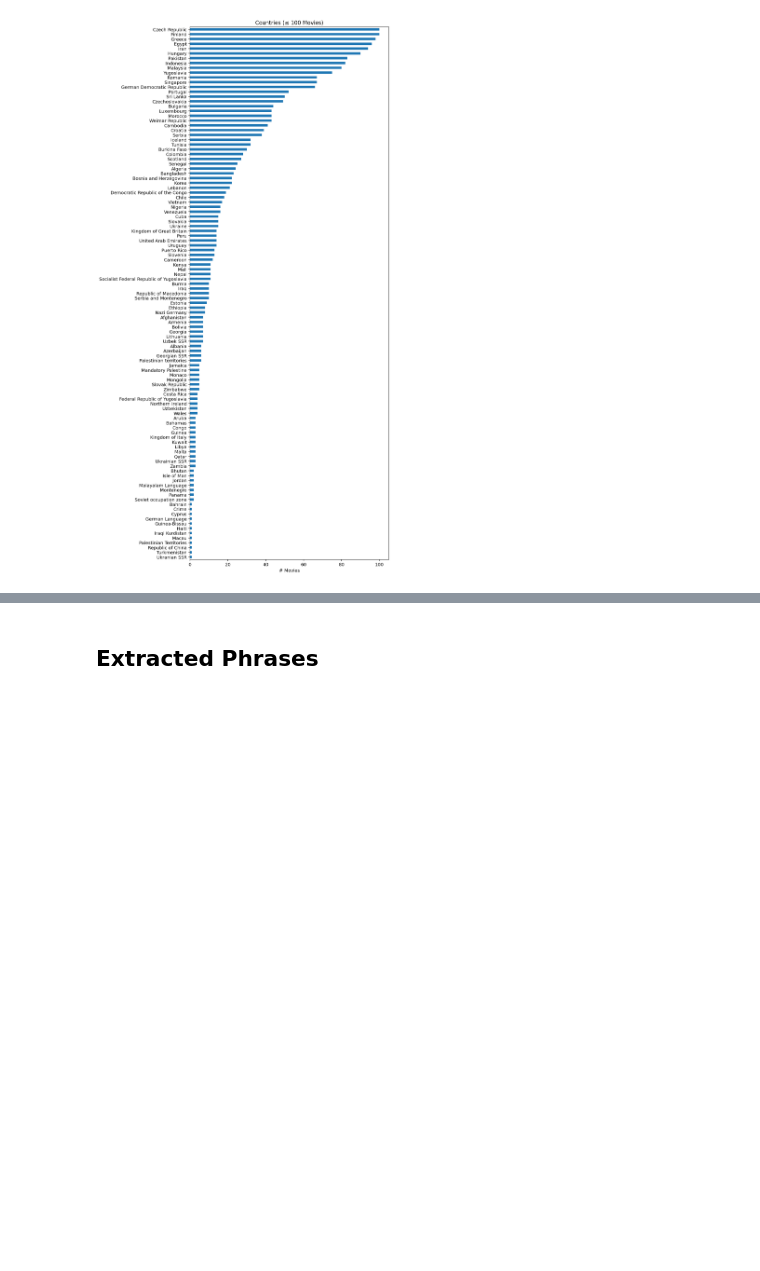
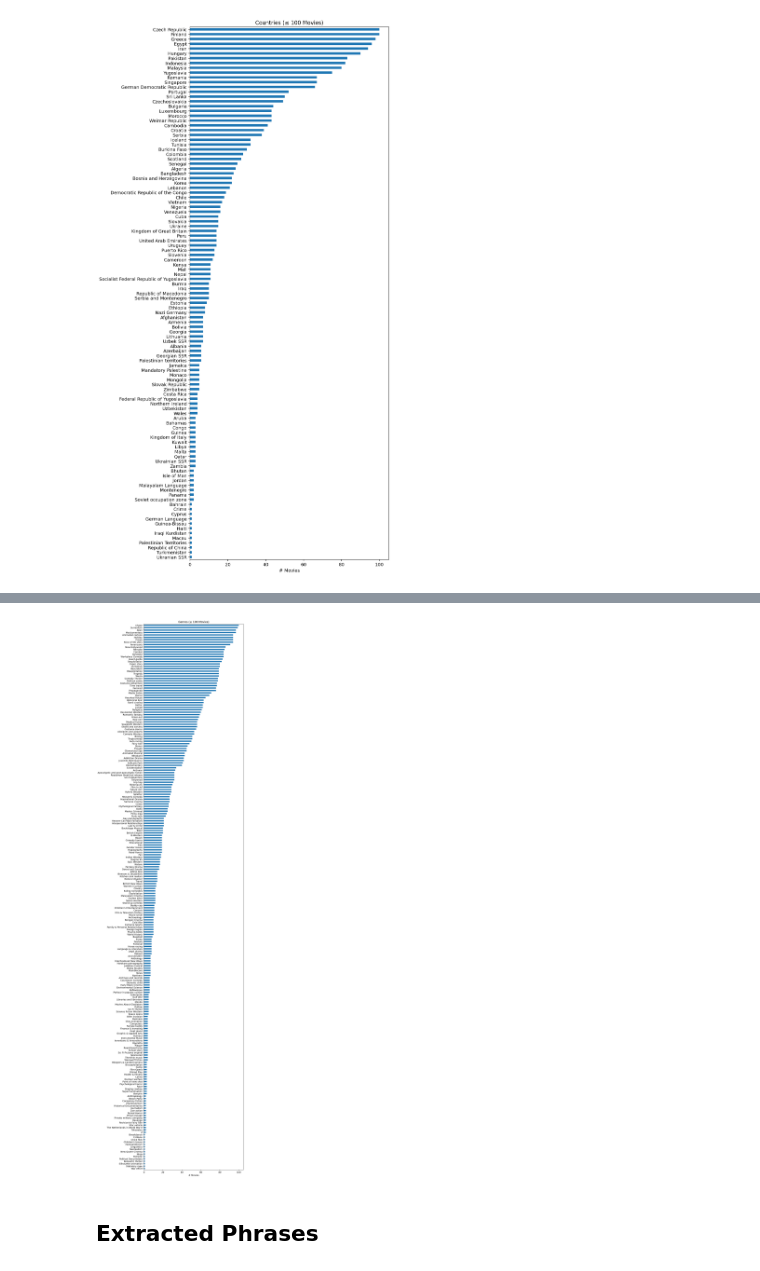
Before and after one commit to A04-Capstone-Group-02/movie-analysis, a Jupyter notebook: notebooks/eda.ipynb, the cells around one changed output, grey strips where cells are left out. Cells and saved outputs as stored; diff of their text form; code cells hidden in the pictures; blank space fills up the shorter version.

```diff
--- a/notebooks/eda.ipynb
+++ b/notebooks/eda.ipynb
@@ -37,3 +61,9 @@ ax.set(title='Countries (≤ 100 Movies)', xlabel='# Movies');
+# %%
+fig, ax = plt.subplots(figsize=(8, 45))
+genres[~genres.gt(100)].plot.barh(ax=ax)
+ax.set(title='Genres (≤ 100 Movies)', xlabel='# Movies');
+# %% [output]
+[figure, added]
 # %% [markdown]
 ## Extracted Phrases
 # %%
```
Also changed, not shown: parts of 6 cells of this notebook.
